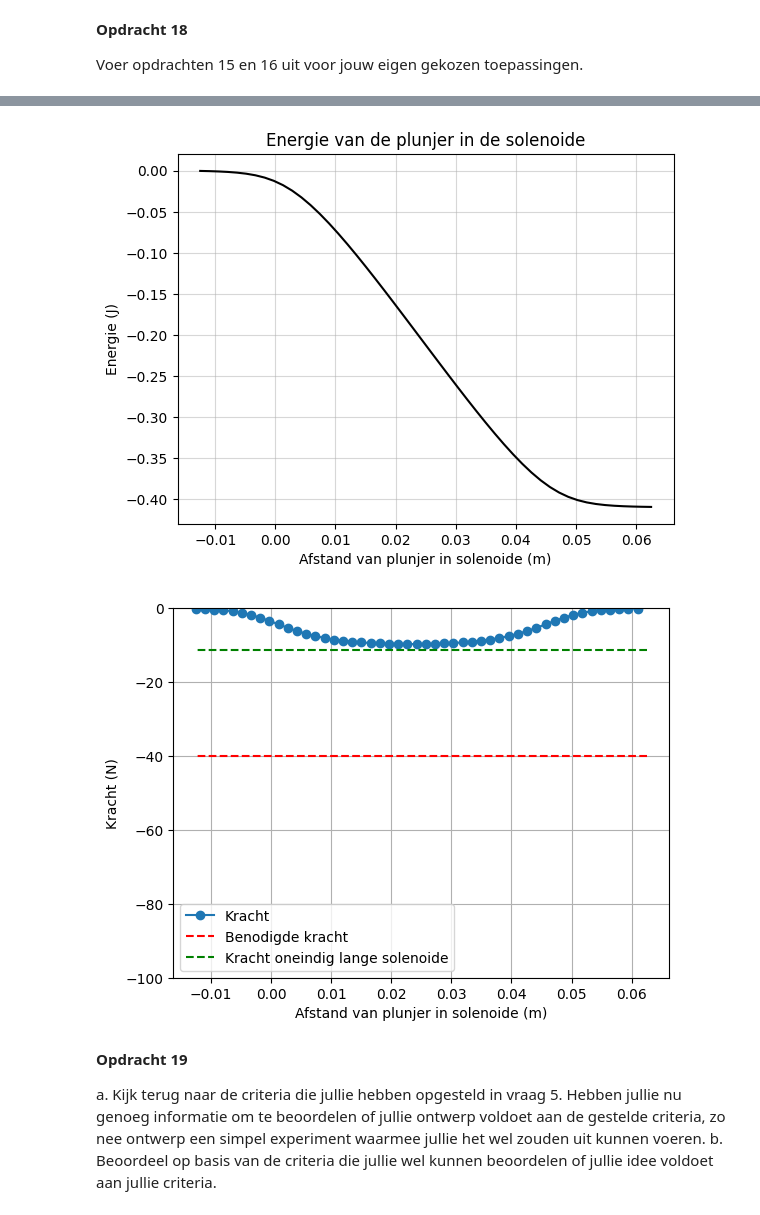
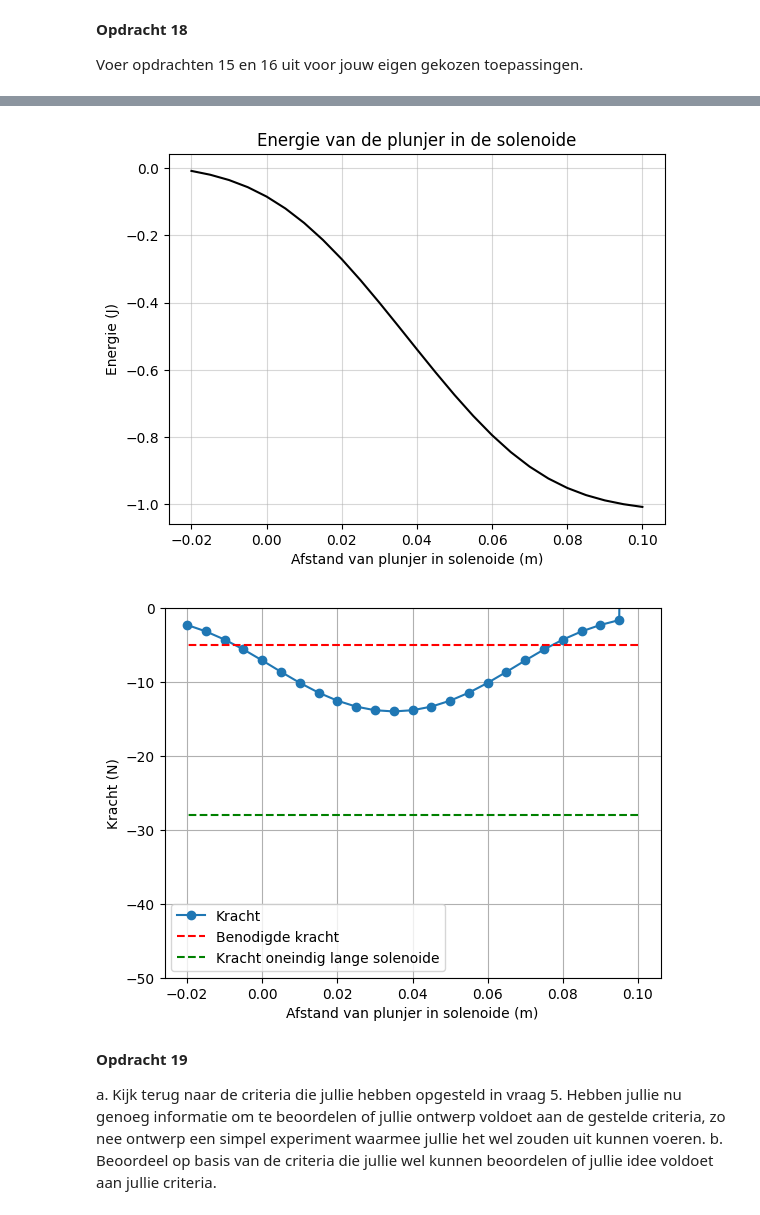
Before and after one commit to meesvanzeeland-ops/opdrachten-DEF-D, a Jupyter notebook: DigitaleOntwerpopdrachten/2KrachtactuatorOpdracht/Archive/KrachtactuatorOpdracht.ipynb, the cells around one changed output, grey strips where cells are left out. Drawn from its saved outputs; the diff is of its cells as text; code cells hidden in the pictures.

```diff
--- a/DigitaleOntwerpopdrachten/2KrachtactuatorOpdracht/Archive/KrachtactuatorOpdracht.ipynb
+++ b/DigitaleOntwerpopdrachten/2KrachtactuatorOpdracht/Archive/KrachtactuatorOpdracht.ipynb
@@ -463,11 +463,15 @@ Omdat onze solenoide niet oneindig lang is zal het veld in de solenoide niet uni
 
 Bereken de $z$-component van het $\mathbf{H}$-veld op de as van de solenoide over het interval $z \in [0, 1.5L_s]$ in 25 stappen. Je moet nu dus op elk veld-punt met behulp Biot-Savart de bijdragen van alle stroomelementen integreren. Maak een grafiek van de $z$-component van het $\mathbf{H}$-veld tegen $z$.
 # %%
-I = 6 # A
-l_draad = 2.5 # m
+# eigen gekozen parameters
+l_draad = L_max # m
 r_sol = 0.01 # m
-L_sol = 0.1 # m
+L_sol = 0.05 # m
+mu_0 = 4*np.pi*1e-7
+mu_r = 50000 # gegeven waarde
 N = 20000
+U = 9 # Volt
+I = 0.5 # A
 
 n_ax=50 #Verlagen als simulatie te lang duurt
 z_ax=np.linspace(-1.5*L_sol/2, 1.5*L_sol/2, n_ax)
@@ -475,7 +479,7 @@ H_ax=np.zeros((n_ax,1))
 
 aantal_omwentelingen = l_draad / (2 * np.pi * r_sol)
 analytical_ans = aantal_omwentelingen / L_sol * I
-print(aantal_omwentelingen)
+print(f"Met de gekozen parameters heeft de draad {aantal_omwentelingen:.2f} omwentelingen")
 x, y, z = parametrisatie(N, r_sol, aantal_omwentelingen, L_sol) #Opnieuw parameterizatie uitvoeren met nieuwe parameters
 
 for i_field in range(n_ax):
@@ -582,9 +585,9 @@ Voor het ontwerp is gekozen voor een r_s van 0.01, daarmee voldoet het wel aan d
 Voer opdrachten 15 en 16 uit voor jouw eigen gekozen toepassingen.
 # %%
 # eigen gekozen parameters
-l_draad = 8.4 # m
-r_sol = 0.01 # m
-L_sol = 0.05 # m
+l_draad = 18.8 # m
+r_sol = 0.04 # m
+L_sol = 0.08 # m
 mu_0 = 4*np.pi*1e-7
 mu_r = 50000 # gegeven waarde
 N = 20000
@@ -592,7 +595,7 @@ U = 9 # Volt
 I = 0.5 # A
 
 #code opdracht 15
-n_ax=50 #Verlagen als simulatie te lang duurt
+n_ax=25 #Verlagen als simulatie te lang duurt
 z_ax=np.linspace(-1.5*L_sol/2, 1.5*L_sol/2, n_ax)
 H_ax=np.zeros((n_ax,1))
 
@@ -639,32 +642,32 @@ Met de gekozen parameters heeft de draad 133.69 omwentelingen
 # %%
 # code opdracht 16
-r_s = 0.008 # plunjerstraal van 0.8cm in een solenoide van 1cm
+r_s = 0.9*r_sol # plunjer moet in de solenoide passen, dus straal van plunjer is 0.9 keer de straal van de solenoide
 L_s = L_sol # lengte van de solenoide, deze is gelijk aan de lengte van de plunjer
 
 Wz=-0.5*np.pi*r_s**2*np.cumsum(np.flipud(H_ax)*mu_r*mu_0*np.flipud(H_ax))*(z_ax[1] - z_ax[0])
 
 plt.plot(L_s/2 - z_ax, np.flipud(Wz), '-k')
 plt.title('Energie van de plunjer in de solenoide')
 plt.xlabel('Afstand van plunjer in solenoide (m)')
 plt.ylabel('Energie (J)')
 plt.grid(alpha=0.5)
 plt.show()
 
 force_analytical = -mu_0*mu_r*np.pi*r_s**2*aantal_omwentelingen**2*I**2/2/L_s**2
 force_numerical = np.diff(Wz, n=1, append=[0])/(z_ax[1] - z_ax[0])
 
 plt.plot(L_s/2 - z_ax, np.flipud(force_numerical), '-o', label='Kracht')
-plt.plot(L_s/2 - z_ax, (-40)*np.ones(n_ax), '--r', label='Benodigde kracht')
+plt.plot(L_s/2 - z_ax, (-5)*np.ones(n_ax), '--r', label='Benodigde kracht')
 plt.plot(L_s/2 - z_ax, force_analytical*np.ones(n_ax), '--g', label='Kracht oneindig lange solenoide')
 plt.xlabel('Afstand van plunjer in solenoide (m)')
 plt.ylabel('Kracht (N)')
 plt.grid()
 plt.legend()
-plt.ylim([-100, 0])
+plt.ylim([-50, 0])
 plt.show()
 # %% [output]
-[figure, old version]
+[figure, new version]
-[figure, old version]
+[figure, new version]
 # %% [markdown]
 **Opdracht 19**
 
```
Also changed, not shown: parts of 7 cells of this notebook.
